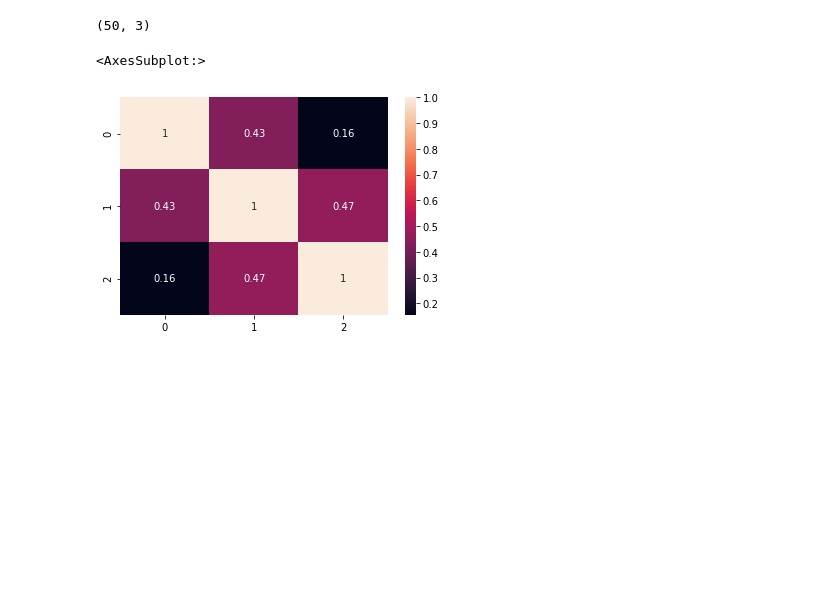
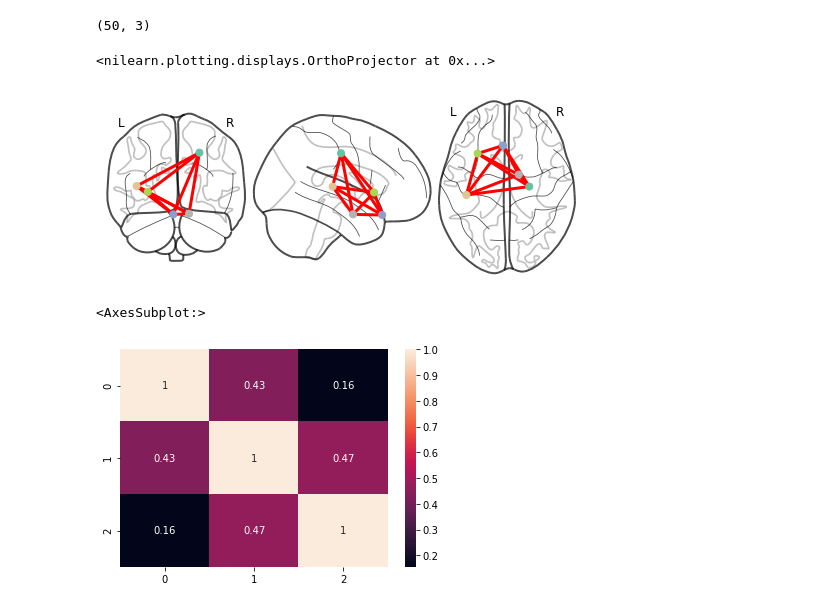
Before and after one commit to JureBevc/fc-measures, a Jupyter notebook: notebooks/nilearn.ipynb, the cells around one changed output. Saved outputs shown, nothing was run; the diff lists cells and outputs as text; code cells hidden in the pictures; blank space fills up the shorter version.

```diff
--- a/notebooks/nilearn.ipynb
+++ b/notebooks/nilearn.ipynb
@@ -18,6 +20,20 @@ arr.shape
 # %%
 measure = ConnectivityMeasure(kind="correlation")
 conn_matrix = measure.fit_transform([arr, arr, arr])
+# %%
+n = 5
+
+coord_list = []
+for i in range(n):
+    point = [random.random() * 100 - 50, random.random() * 100 - 50, random.random() * 100 - 50]
+    coord_list.append(point)
+
+test_coords = np.array(coord_list)
+test_adj = np.ones((n,n))
+plotting.plot_connectome(test_adj, test_coords)
+# %% [output]
+<nilearn.plotting.displays.OrthoProjector at 0x...>
+[figure, added]
 # %%
 sns.heatmap(conn_matrix[0], annot=True)
 # %% [output]
```
Also changed, not shown: parts of 1 cell of this notebook, 15 other files.
